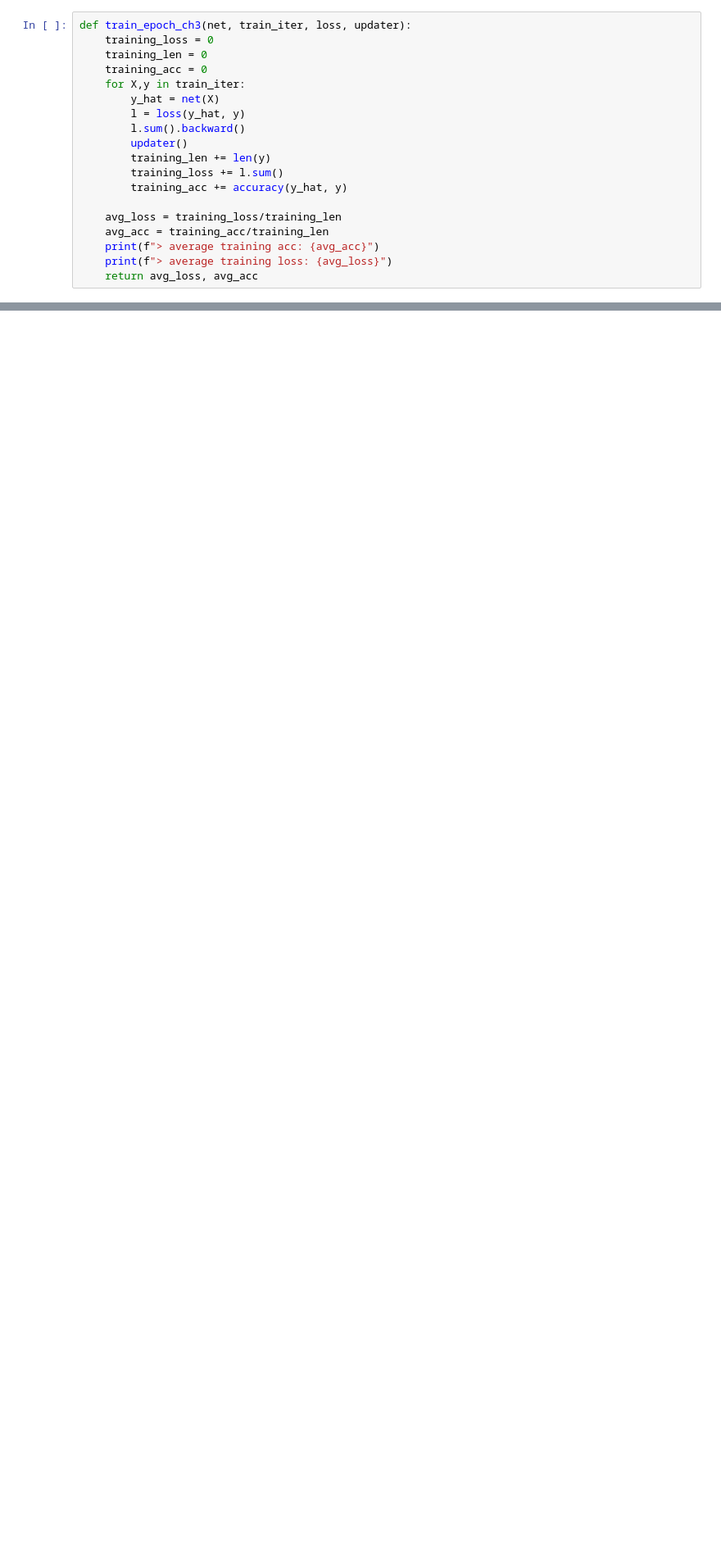
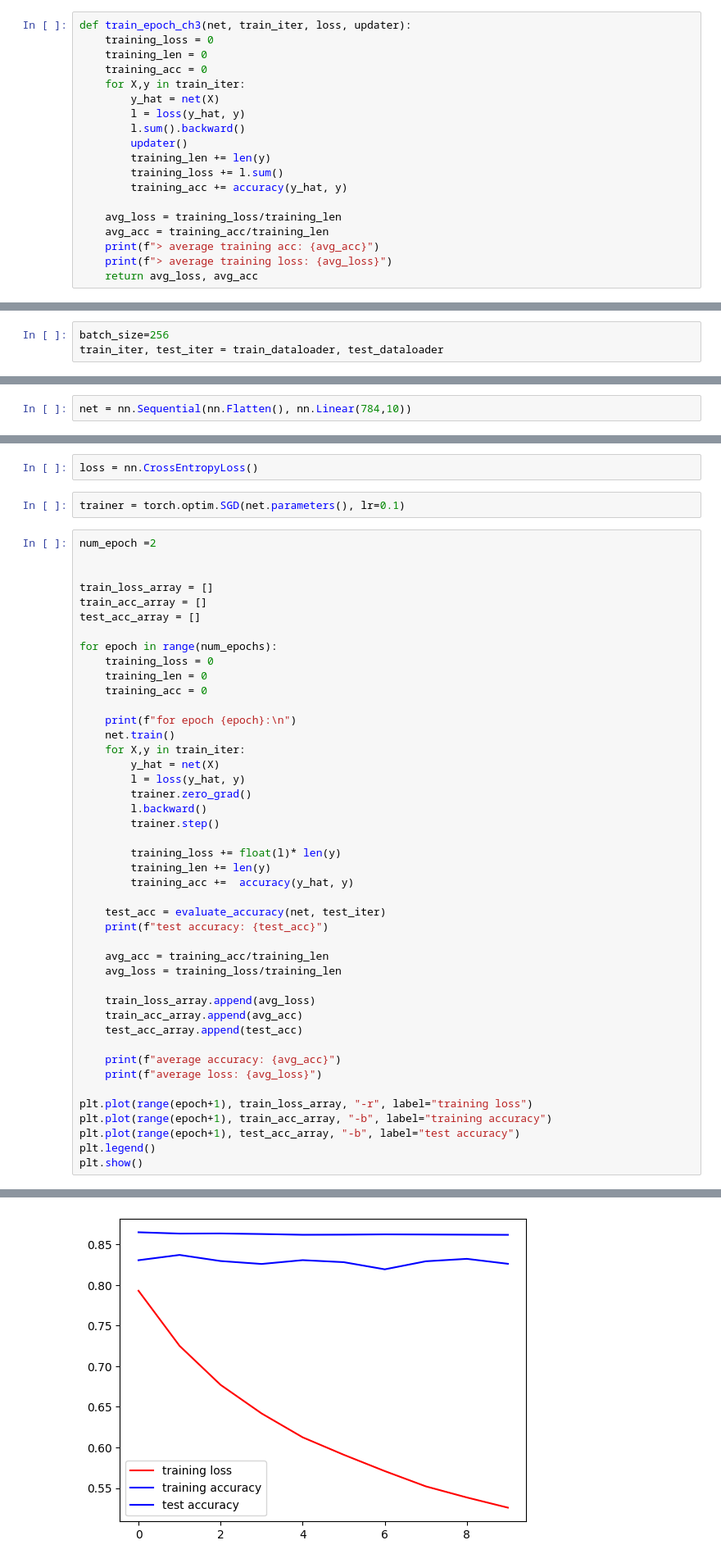
Before and after one commit to fanbyprinciple/d2l-fanbyprinciple, a Jupyter notebook: ch3_linear_neural_equations/ch3.4 Image recognition.ipynb, the cells around one changed output, grey strips where cells are left out. Shown: that part at 82% size. Saved outputs shown, nothing was run; the diff lists cells and outputs as text; blank space fills up the shorter version.

```diff
--- a/ch3_linear_neural_equations/ch3.4 Image recognition.ipynb
+++ b/ch3_linear_neural_equations/ch3.4 Image recognition.ipynb
@@ -259,0 +316,3 @@ Epoch: 9
+# %%
+batch_size=256
+train_iter, test_iter = train_dataloader, test_dataloader
@@ -259,0 +321,2 @@ Epoch: 9
+# %%
+net = nn.Sequential(nn.Flatten(), nn.Linear(784,10))
@@ -259,0 +334,49 @@ Epoch: 9
+# %%
+loss = nn.CrossEntropyLoss()
+# %%
+trainer = torch.optim.SGD(net.parameters(), lr=0.1)
+# %%
+num_epoch =2
+
+
+train_loss_array = []
+train_acc_array = []
+test_acc_array = []
+
+for epoch in range(num_epochs):
+    training_loss = 0
+    training_len = 0
+    training_acc = 0
+
+    print(f"for epoch {epoch}:\n")
+    net.train()
+    for X,y in train_iter:
+        y_hat = net(X)
+        l = loss(y_hat, y)
+        trainer.zero_grad()
+        l.backward()
+        trainer.step()
+
+        training_loss += float(l)* len(y)
+        training_len += len(y)
+        training_acc +=  accuracy(y_hat, y)
+
+    test_acc = evaluate_accuracy(net, test_iter)
+    print(f"test accuracy: {test_acc}")
+
+    avg_acc = training_acc/training_len
+    avg_loss = training_loss/training_len
+
+    train_loss_array.append(avg_loss)
+    train_acc_array.append(avg_acc)
+    test_acc_array.append(test_acc)
+
+    print(f"average accuracy: {avg_acc}")
+    print(f"average loss: {avg_loss}")
+
+plt.plot(range(epoch+1), train_loss_array, "-r", label="training loss")
+plt.plot(range(epoch+1), train_acc_array, "-b", label="training accuracy")
+plt.plot(range(epoch+1), test_acc_array, "-b", label="test accuracy")
+plt.legend()
+plt.show()
+# %% [output]
@@ -259,0 +400 @@ Epoch: 9
+[figure, added]
```
Also changed, not shown: parts of 20 cells of this notebook, 3 other files.
